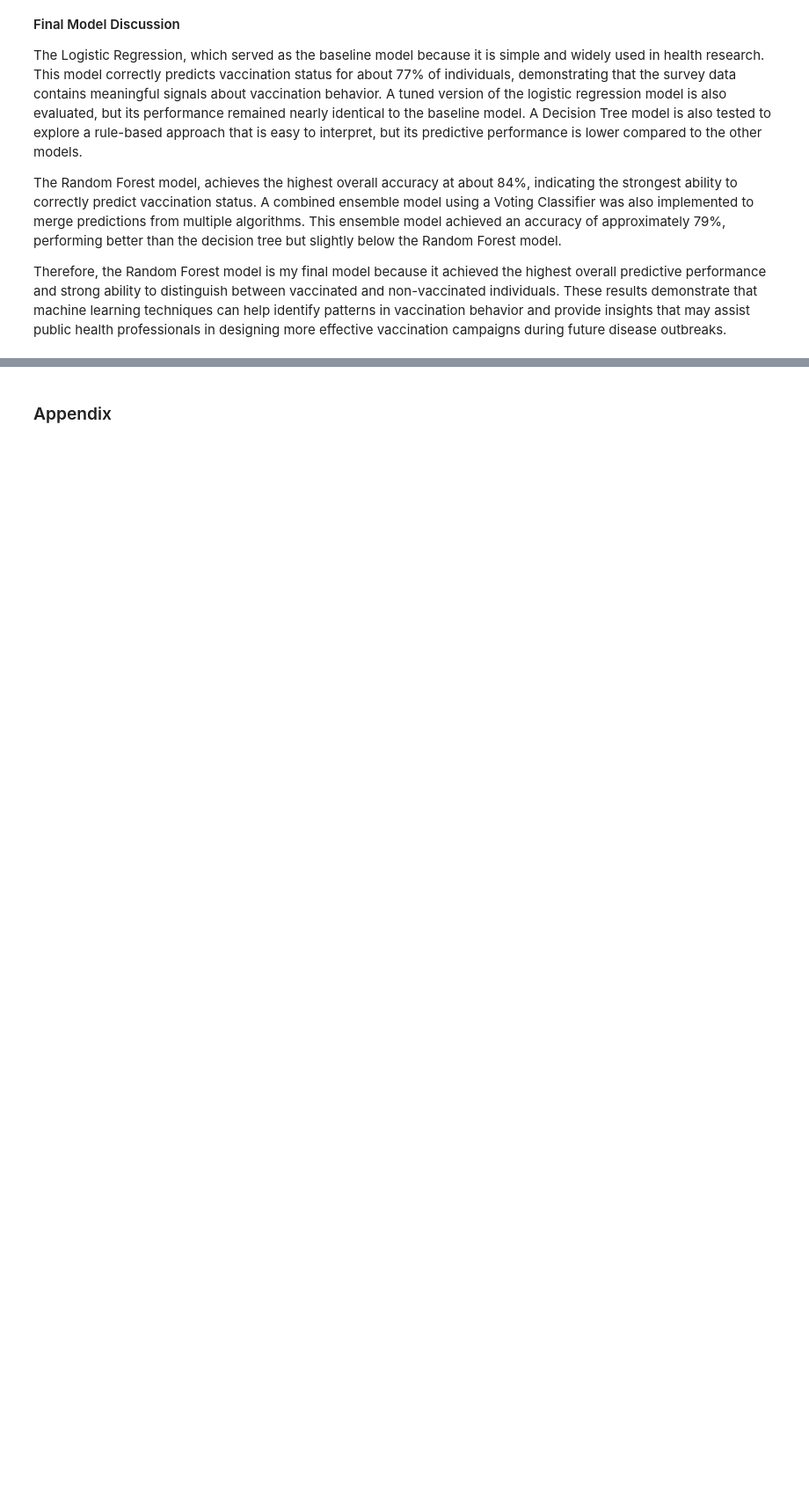
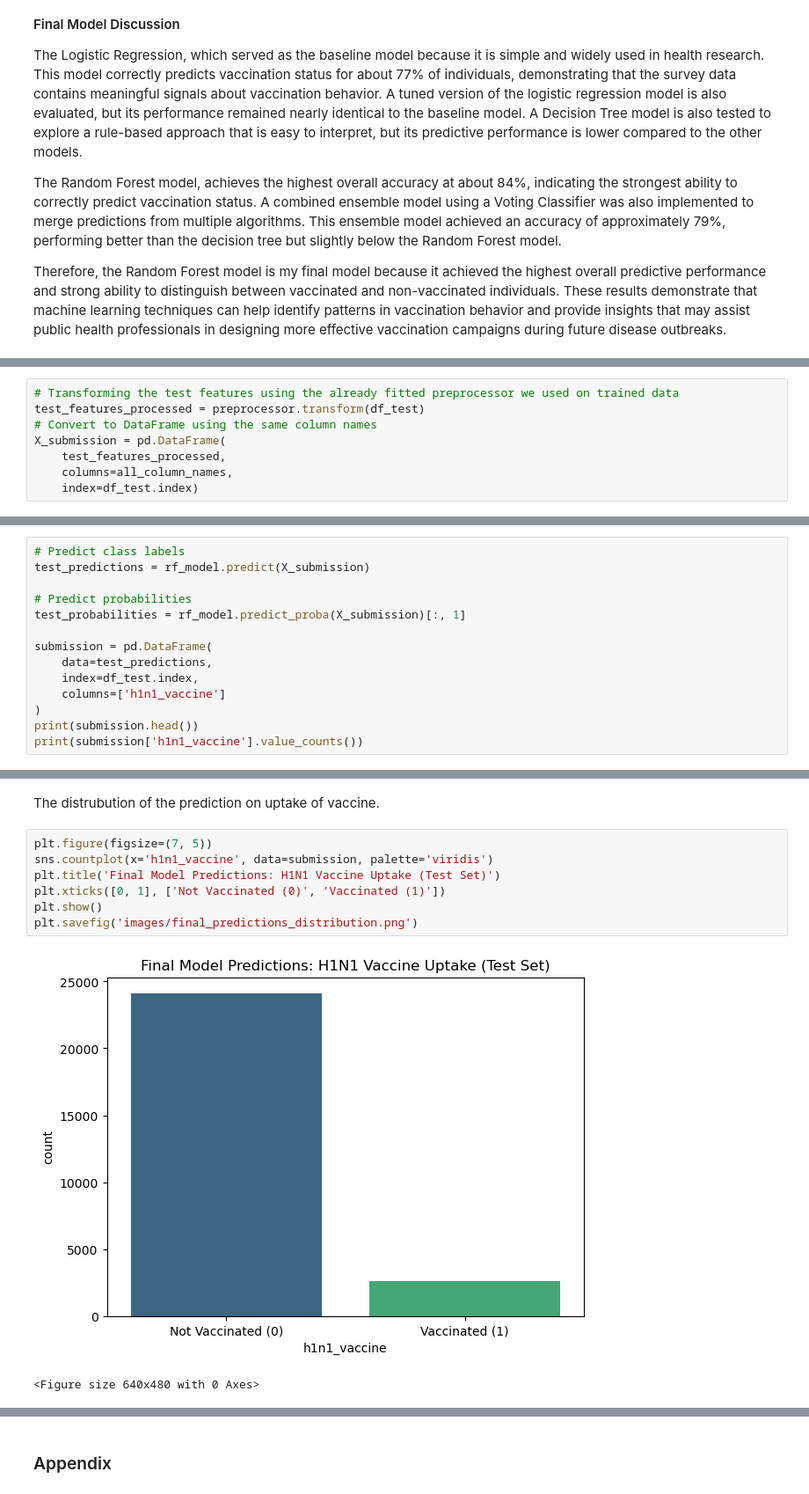
Before and after one commit to danielowuor/H1N1-flu-vaccine, a Jupyter notebook: h1n1_vaccine_analysis.ipynb, the cells around one changed output, grey strips where cells are left out. Shown at 88% size. Saved outputs shown, nothing was run; the diff lists cells and outputs as text; blank space fills up the shorter version.

Commit message:
feat: implement prediction logic for test_set_features

```diff
--- a/h1n1_vaccine_analysis.ipynb
+++ b/h1n1_vaccine_analysis.ipynb
@@ -758,0 +762,8 @@ Therefore, the Random Forest model is my final model because it achieved the hig
+# %%
+# Transforming the test features using the already fitted preprocessor we used on trained data
+test_features_processed = preprocessor.transform(df_test)
+# Convert to DataFrame using the same column names
+X_submission = pd.DataFrame(
+    test_features_processed,
+    columns=all_column_names,
+    index=df_test.index)
@@ -758,0 +773,14 @@ Therefore, the Random Forest model is my final model because it achieved the hig
+# %%
+# Predict class labels
+test_predictions = rf_model.predict(X_submission)
+
+# Predict probabilities
+test_probabilities = rf_model.predict_proba(X_submission)[:, 1]
+
+submission = pd.DataFrame(
+    data=test_predictions,
+    index=df_test.index,
+    columns=['h1n1_vaccine']
+)
+print(submission.head())
+print(submission['h1n1_vaccine'].value_counts())
@@ -758,0 +798,12 @@ Therefore, the Random Forest model is my final model because it achieved the hig
+# %% [markdown]
+The distrubution of the prediction on uptake of vaccine.
+# %%
+plt.figure(figsize=(7, 5))
+sns.countplot(x='h1n1_vaccine', data=submission, palette='viridis')
+plt.title('Final Model Predictions: H1N1 Vaccine Uptake (Test Set)')
+plt.xticks([0, 1], ['Not Vaccinated (0)', 'Vaccinated (1)'])
+plt.show()
+plt.savefig('images/final_predictions_distribution.png')
+# %% [output]
+[figure, added]
+<Figure size 640x480 with 0 Axes>
```
Also changed, not shown: parts of 7 cells of this notebook.
